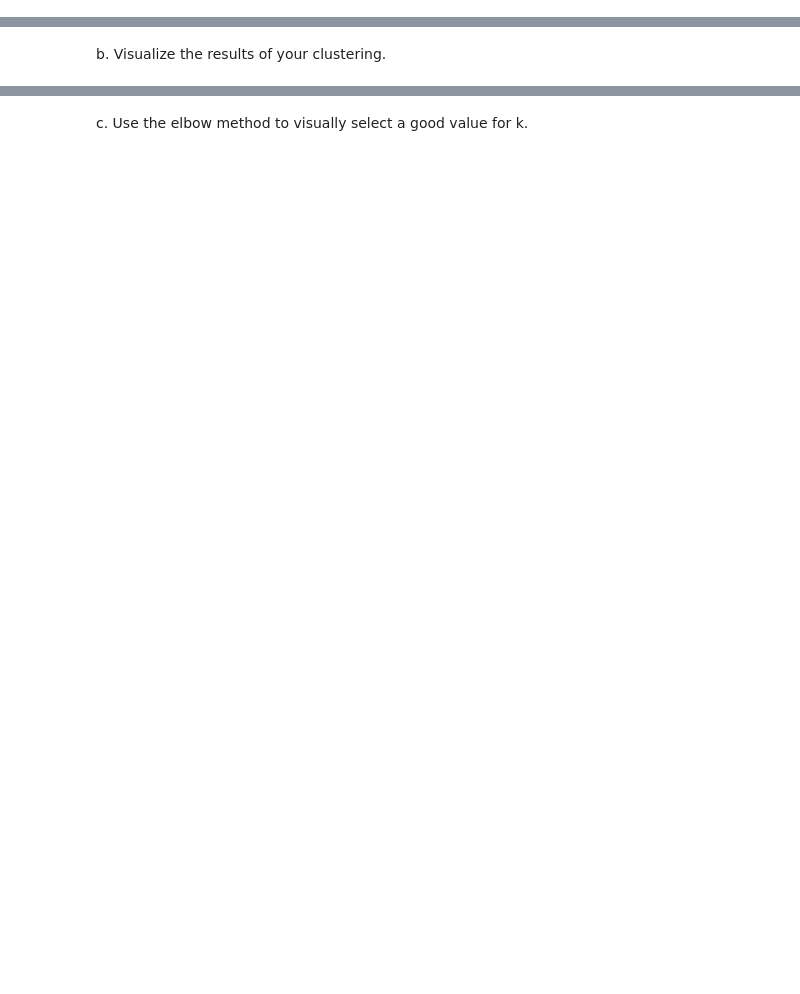
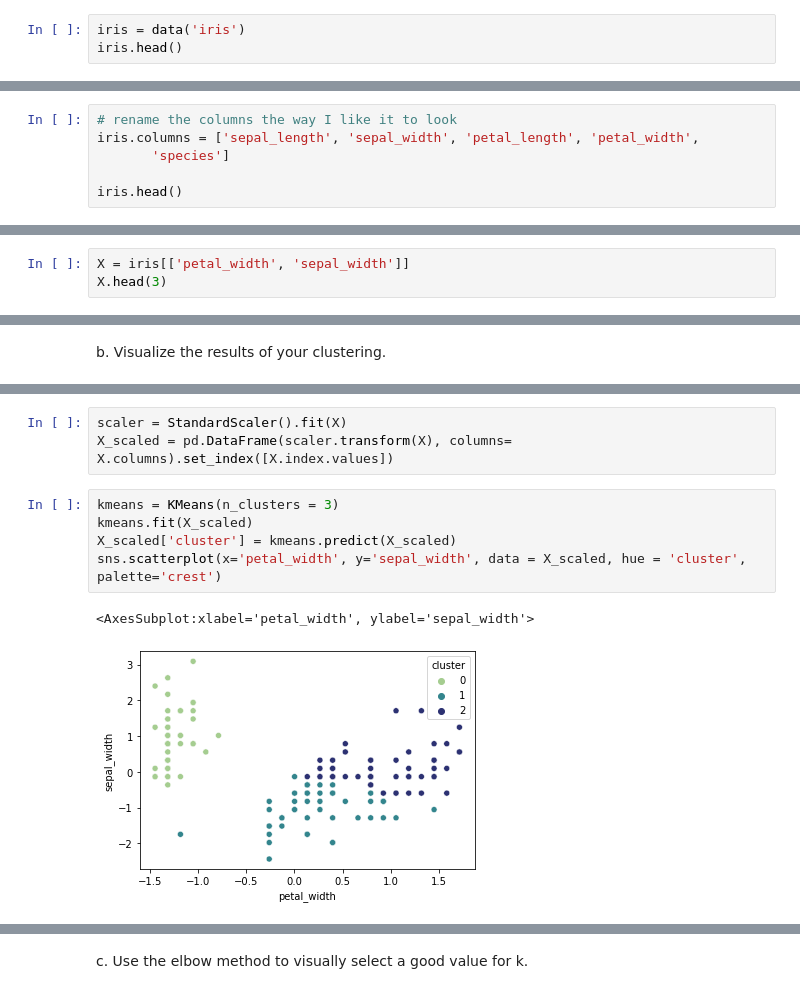
Before and after one commit to CaitlynCarney/git_practice, a Jupyter notebook: clustering-exercises/modeling.ipynb, the cells around one changed output, grey strips where cells are left out. Cells and saved outputs as stored; diff of their text form; blank space fills up the shorter version.

```diff
--- a/clustering-exercises/modeling.ipynb
+++ b/clustering-exercises/modeling.ipynb
@@ -2,3 +20,6 @@
 1. Clustering with the Iris Dataset
 # %% [markdown]
 - Using this lesson as a guide, perform clustering on the iris dataset.
+# %%
+iris = data('iris')
+iris.head()
@@ -4,0 +33,6 @@
+# %%
+# rename the columns the way I like it to look
+iris.columns = ['sepal_length', 'sepal_width', 'petal_length', 'petal_width',
+       'species']
+
+iris.head()
@@ -5,2 +46,5 @@
 # %% [markdown]
 a. Choose features other than the ones used in the lesson.
+# %%
+X = iris[['petal_width', 'sepal_width']]
+X.head(3)
@@ -8,0 +170,11 @@ b. Visualize the results of your clustering.
+# %%
+scaler = StandardScaler().fit(X)
+X_scaled = pd.DataFrame(scaler.transform(X), columns= X.columns).set_index([X.index.values])
+# %%
+kmeans = KMeans(n_clusters = 3)
+kmeans.fit(X_scaled)
+X_scaled['cluster'] = kmeans.predict(X_scaled)
+sns.scatterplot(x='petal_width', y='sepal_width', data = X_scaled, hue = 'cluster', palette='crest')
+# %% [output]
+<AxesSubplot:xlabel='petal_width', ylabel='sepal_width'>
+[figure, added]
```
Also changed, not shown: parts of 57 cells of this notebook.
